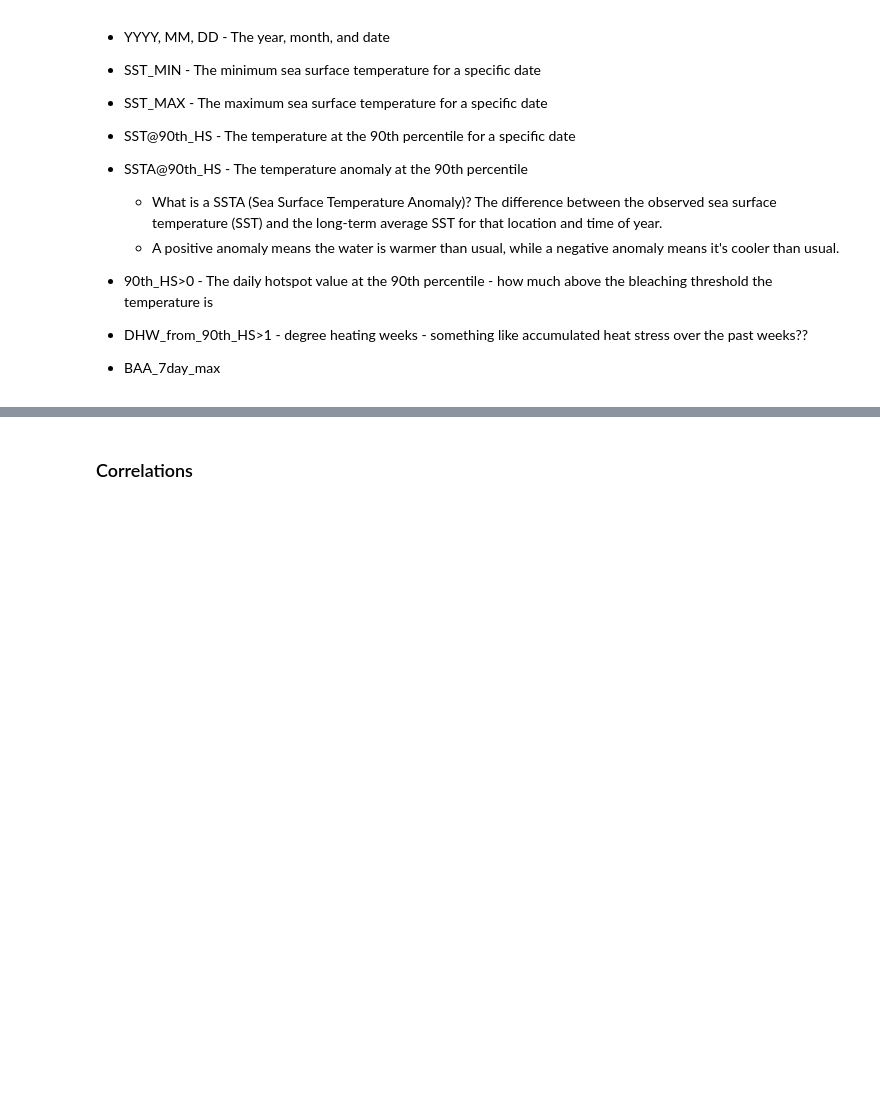
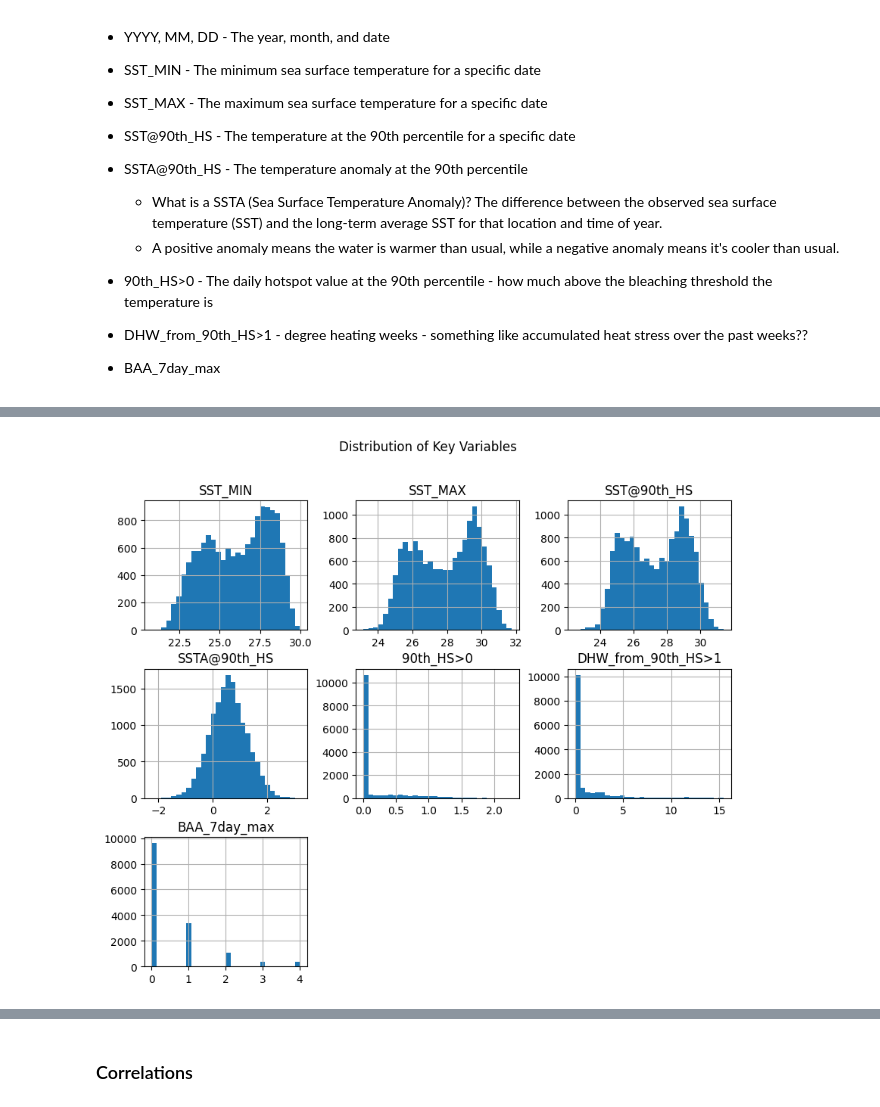
Before and after one commit to KengoKato02/coral-bleach-predictor, a Jupyter notebook: src/notebooks/noaa_evaluation.ipynb, the cells around one changed output, grey strips where cells are left out. Saved outputs shown, nothing was run; the diff lists cells and outputs as text; code cells hidden in the pictures; blank space fills up the shorter version.

```diff
--- a/src/notebooks/noaa_evaluation.ipynb
+++ b/src/notebooks/noaa_evaluation.ipynb
@@ -344,0 +220,7 @@ dtype: object
+# %%
+numeric_cols = ['SST_MIN', 'SST_MAX', 'SST@90th_HS', 'SSTA@90th_HS', '90th_HS>0', 'DHW_from_90th_HS>1', 'BAA_7day_max']
+station_df[numeric_cols].hist(bins=30, figsize=(10, 8))
+plt.suptitle('Distribution of Key Variables')
+plt.show()
+# %% [output]
+[figure, added]
```
Also changed, not shown: parts of 118 cells of this notebook, 5 other files.
